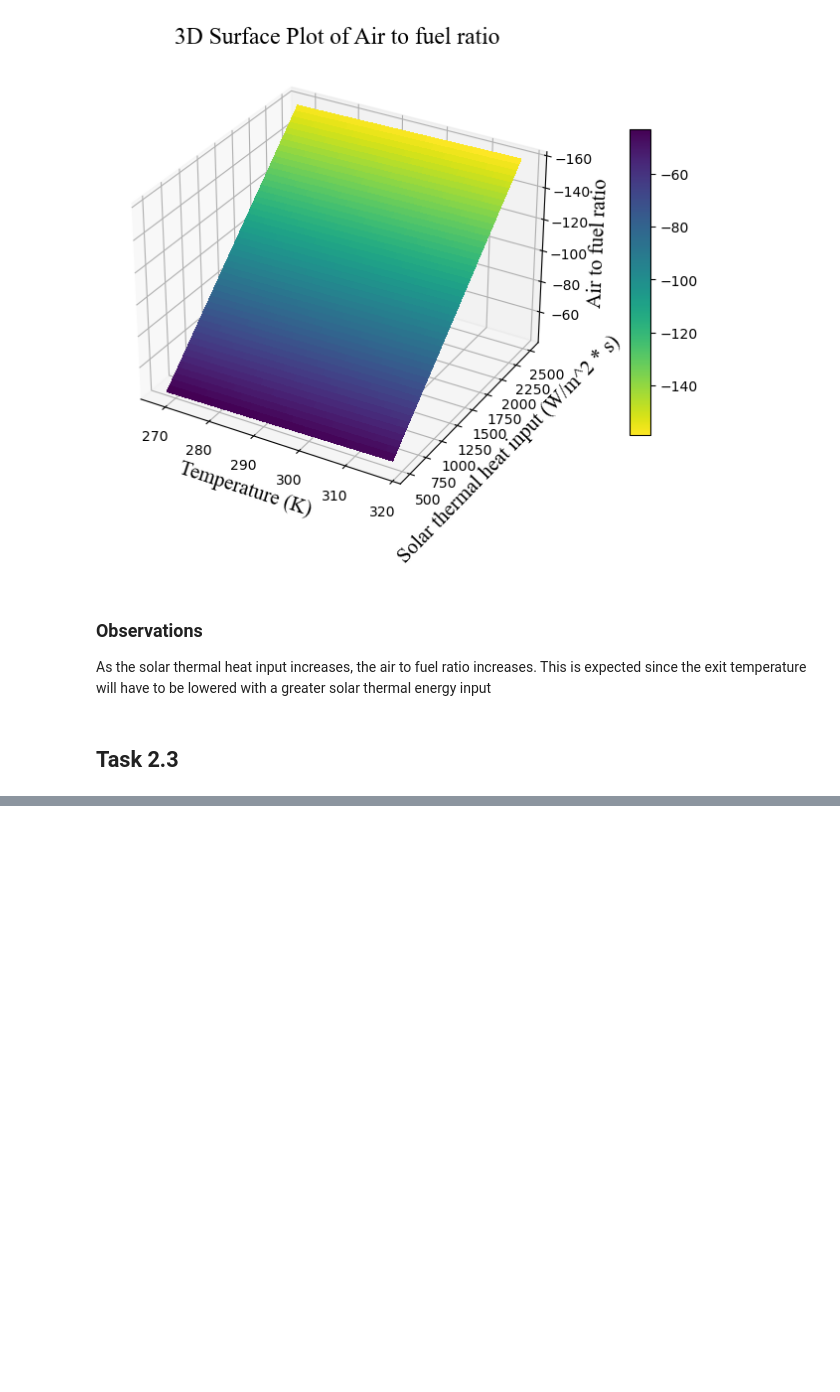
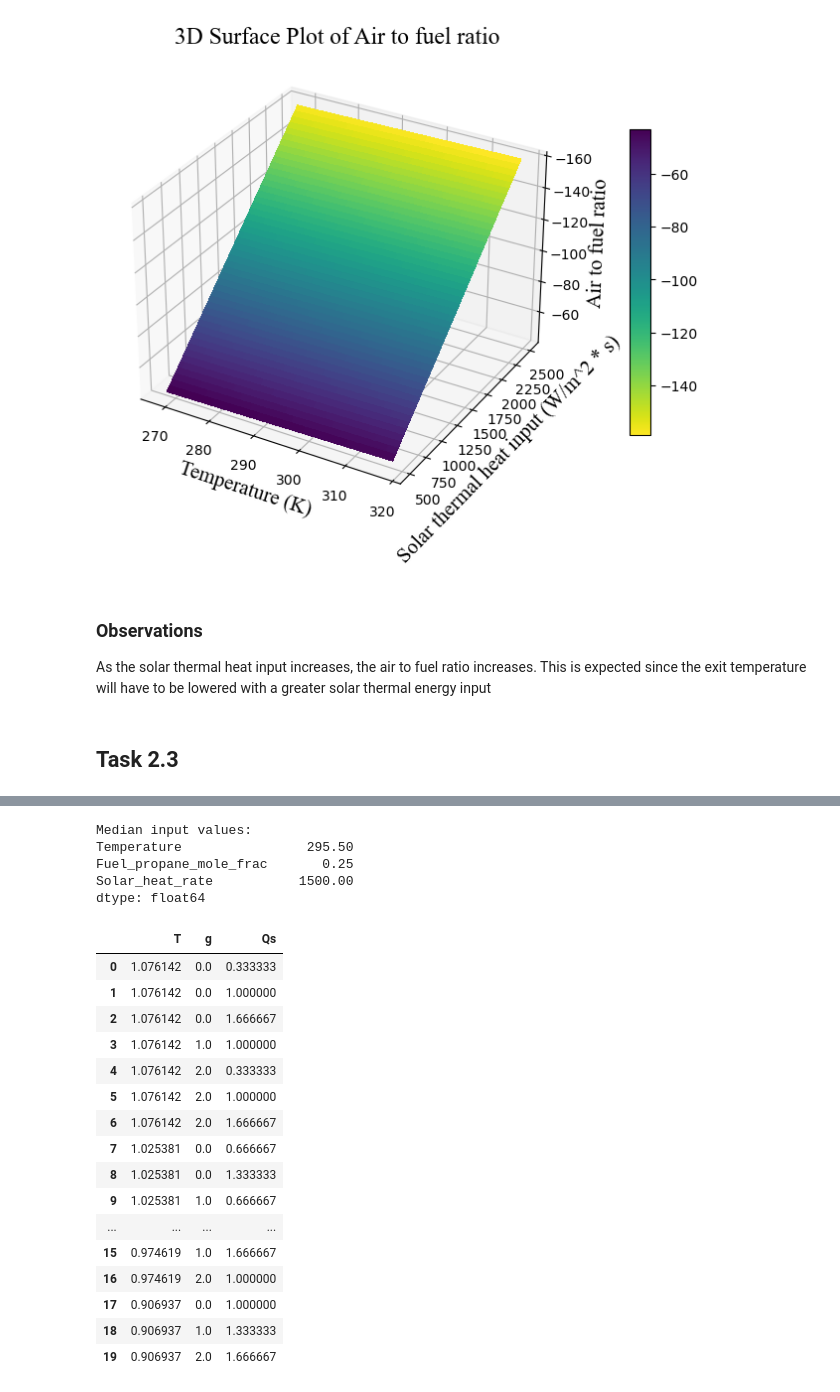
Before and after one commit to shawnkchan/ME249_P2, a Jupyter notebook: CodeP2.4F23.ipynb, the cells around one changed output, grey strips where cells are left out. Saved outputs shown, nothing was run; the diff lists cells and outputs as text; code cells hidden in the pictures; blank space fills up the shorter version.

```diff
--- a/CodeP2.4F23.ipynb
+++ b/CodeP2.4F23.ipynb
@@ -92,6 +92,7 @@ xdata_df
 Tmed = xdata_df["Temperature"].median()
 gamed = xdata_df["Fuel_propane_mole_frac"].median()
 qsmed = xdata_df["Solar_heat_rate"].median()
+training_input_median = xdata_df.median()
 print(f"Median Temperature = {Tmed} \nMedian Fuel propane mole fraction = {gamed} \nMedian Solar heat rate = {qsmed}")
 
 #T1(K), gamma, , qsol(kW):
@@ -497,0 +578,27 @@ As the solar thermal heat input increases, the air to fuel ratio increases. This
+# %%
+print(f"Median input values:\n{training_input_median}")
+inputs_normalised = inputs_experimental.divide(list(training_input_median), axis=1)
+inputs_normalised
+# %% [output]
+Median input values:
+Temperature                295.50
+Fuel_propane_mole_frac       0.25
+Solar_heat_rate           1500.00
+dtype: float64
+|  | T | g | Qs |
+| 0 | 1.076142 | 0.0 | 0.333333 |
+| 1 | 1.076142 | 0.0 | 1.000000 |
+| 2 | 1.076142 | 0.0 | 1.666667 |
+| 3 | 1.076142 | 1.0 | 1.000000 |
+| 4 | 1.076142 | 2.0 | 0.333333 |
+| 5 | 1.076142 | 2.0 | 1.000000 |
+| 6 | 1.076142 | 2.0 | 1.666667 |
+| 7 | 1.025381 | 0.0 | 0.666667 |
+| 8 | 1.025381 | 0.0 | 1.333333 |
+| 9 | 1.025381 | 1.0 | 0.666667 |
+| ... | ... | ... | ... |
+| 15 | 0.974619 | 1.0 | 1.666667 |
+| 16 | 0.974619 | 2.0 | 1.000000 |
+| 17 | 0.906937 | 0.0 | 1.000000 |
+| 18 | 0.906937 | 1.0 | 1.333333 |
+| 19 | 0.906937 | 2.0 | 1.666667 |
```
Also changed, not shown: parts of 7 cells of this notebook, 1 other file.
